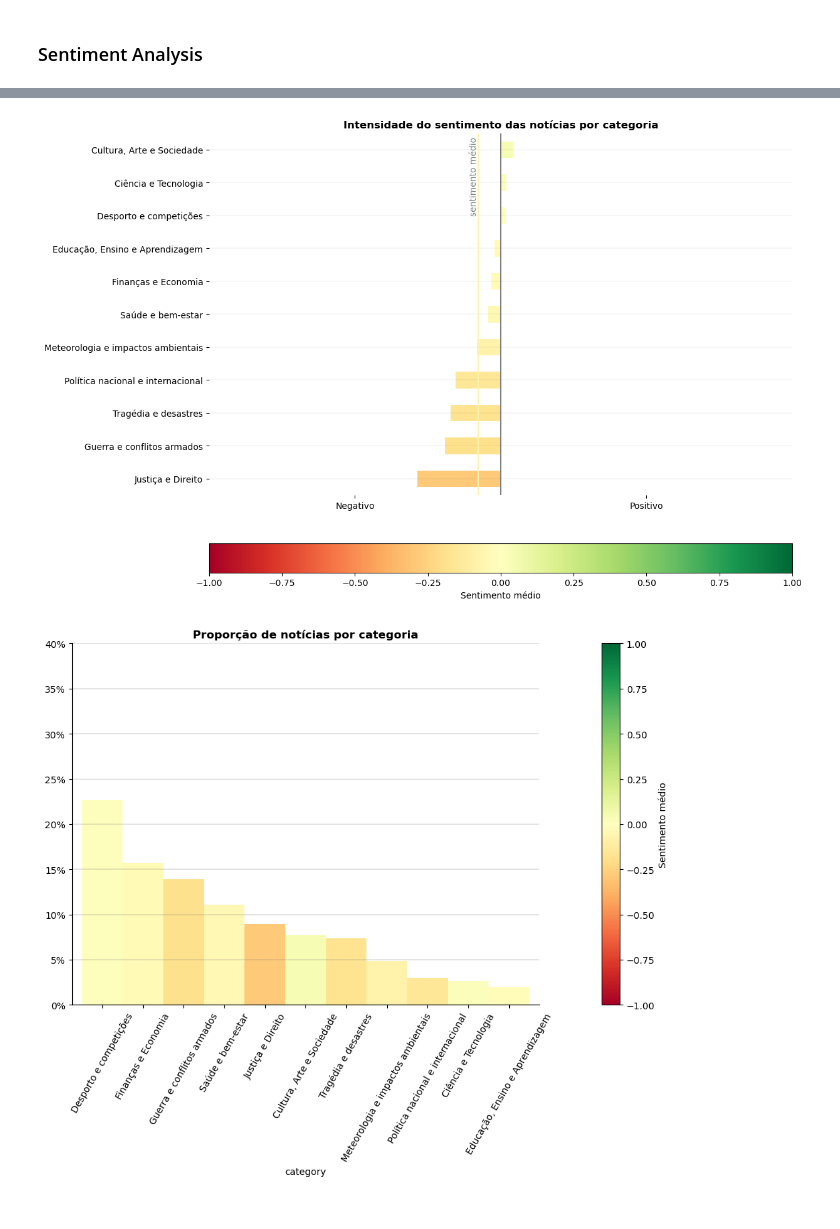
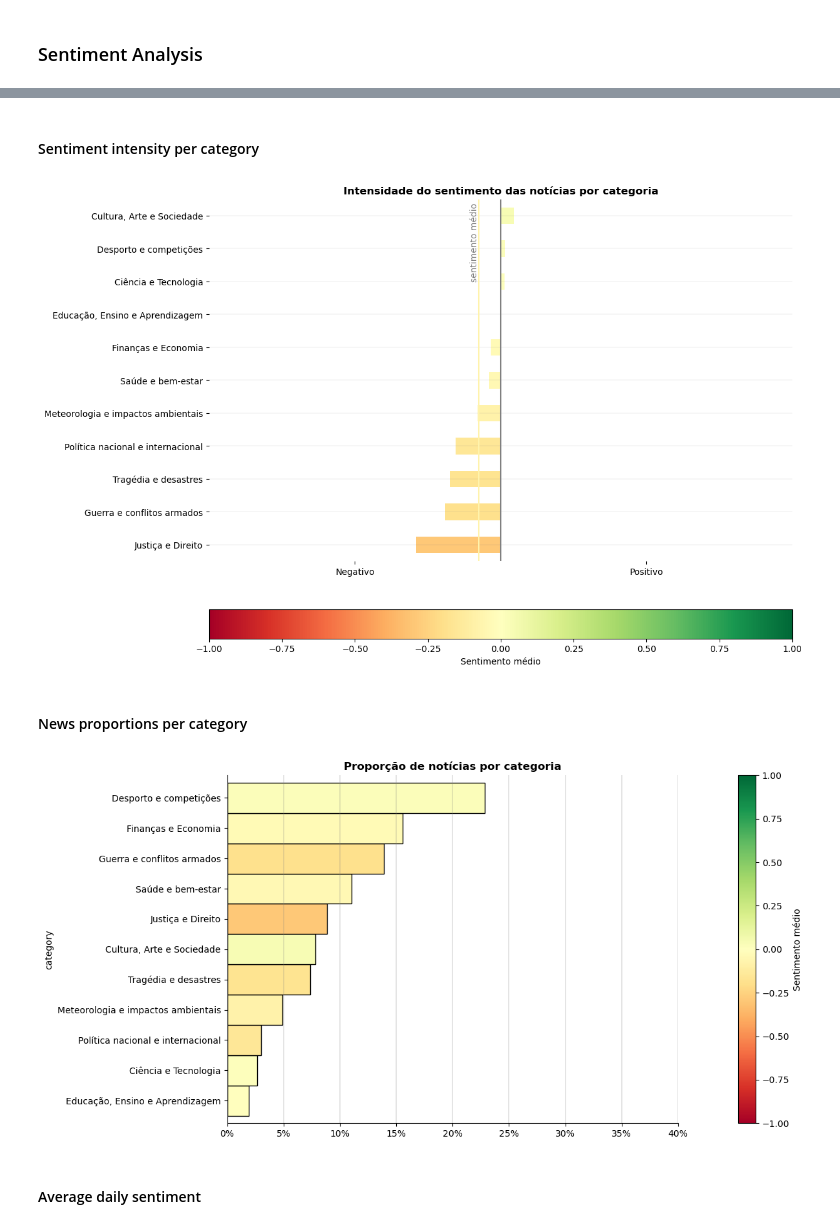
Before and after one commit to MMFreitas1/Analysis-of-Portuguese-news, a Jupyter notebook: Scripts/analysis_of_portuguese_news.ipynb, the cells around one changed output, grey strips where cells are left out. Cells and saved outputs as stored; diff of their text form; code cells hidden in the pictures.

```diff
--- a/Scripts/analysis_of_portuguese_news.ipynb
+++ b/Scripts/analysis_of_portuguese_news.ipynb
@@ -74,7 +74,7 @@ update_database = False
 #Última atualização: 4176 notícias
 # %%
 #Importing and inspecting DataFrame
-unprocessed_news = pd.read_excel(filename)
+unprocessed_news = pd.read_excel(filename)[:4176]
 display(unprocessed_news.head())
 
 #Disabling SettingWithCopyWarning
@@ -344,28 +344,2 @@ plt.show()
 # %% [markdown]
 ### Sentiment Analysis
-# %%
-# Applying "RdYlGn" directly on the plots was not working, the gradient needed will be applied manually to the data range through a function
-def colormap_rdylgn(series, number4color = 0):
-    """
-    Returns a tuple:
-
-    pos1[0]: colors -> a color mapping based on the values of a Series that vary between -1 and 1 (sentiment)
-    pos2[1]: scalar_map -> a ScalarMappable object with the RdYlGn colormap to be used as a colorbar
-    pos3[2]: color -> a specific color between the colormap, given a value between -1 and 1
-    """
-    # Create a colormap
-    colormap = plt.cm.RdYlGn
-
-    # Normalize the colormap based on data range
-    norm = mcolors.Normalize(vmin= -1, vmax= 1)
-
-    # Create a ScalarMappable object with the RdYlGn colormap
-    scalar_map = plt.cm.ScalarMappable(cmap= colormap, norm= norm)
-
-    # Create a color mapping based on normalized values
-    colors = [colormap(norm(value)) for value in series.values]
-    scalar_map.set_array(series)
-
-    color = colormap(norm(number4color))
-
-    return colors, scalar_map, color
@@ -372,13 +378,6 @@ def colormap_rdylgn(series, number4color = 0):
+# %% [markdown]
+#### Sentiment intensity per category
 # %%
-# Sentiment analysis with an adaptation of nltk's VADER( Valence Aware Dictionary for Sentiment Reasoning) module
-s = SentimentIntensityAnalyzer()
-
-# Function to find sentiment
-def polarizer(sentence):
-    """Finds sentiment compound through the use of LeIA library"""
-    polarity = s.polarity_scores(sentence)
-    return polarity["compound"]
-
 # Applying function to Data frame
 news["sentiment"] = news["description"].apply(polarizer)
 are_news_that_negative = news.groupby("category")["sentiment"].mean().sort_values()
@@ -411,42 +410,46 @@ cbar.set_label("Sentimento médio")
 plt.savefig(sentiment_avg, format="png", dpi = 600, bbox_inches = "tight")
 plt.show()
 # %% [output]
-[figure, old version]
+[figure, new version]
+# %% [markdown]
+#### News proportions per category
 # %%
 # Getting indexes aligned
-#####proportions = news["gpt_category"].value_counts(normalize= True).sort_index()
 proportions = news["category"].value_counts(normalize= True).sort_index()
 are_news_that_negative_sorted = are_news_that_negative.sort_index()
 
 # Creating a data frame where proportion per category and its average sentiment can be seen
 are_news_that_negative_proportions = proportions.to_frame()
 are_news_that_negative_proportions["sentiment"] = are_news_that_negative_sorted
-are_news_that_negative_proportions.sort_values("proportion", ascending= False, inplace= True)
+are_news_that_negative_proportions.sort_values("proportion", ascending= True, inplace= True)
 
 # Plotting proportion of news per category
 ax = are_news_that_negative_proportions[:15].reset_index().plot(
     x = "category",
     y = "proportion",
-    kind = "bar",
+    kind = "barh",
     color = colormap_rdylgn(are_news_that_negative_proportions["sentiment"])[0],
     figsize=(12, 7),
     width = 1,
-    legend= ""
+    legend= "",
+    edgecolor = "black",
+    alpha = 1
     )
 ax.set_title("Proporção de notícias por categoria", weight = "bold")
-ax.set_yticks(
+ax.set_xticks(
     ticks = [0, 0.05, 0.10, 0.15, 0.20, 0.25, 0.30, 0.35, 0.40],
     labels = ["0%", "5%", "10%", "15%", "20%", "25%", "30%", "35%", "40%"]
     )
 ax.spines['right'].set_visible(False)
 ax.spines['top'].set_visible(False)
 ax.xaxis.grid(False)
-ax.grid(axis = "y", color= "gray", linestyle= "-", linewidth= 0.3)
-plt.xticks(rotation= 60)
+ax.grid(axis = "x", color= "gray", linestyle= "-", linewidth= 0.3)
 cbar = plt.colorbar(colormap_rdylgn(are_news_that_negative_proportions["sentiment"])[1], orientation= "vertical", pad= 0.1, ax= ax)
 cbar.set_label("Sentimento médio")
 plt.savefig(proportion_per_category, format= "png", dpi = 600, bbox_inches = "tight")
 plt.show()
 # %% [output]
-[figure, old version]
+[figure, new version]
+# %% [markdown]
+#### Average daily sentiment
 # %%
```
Also changed, not shown: parts of 15 cells of this notebook, 7 other files.
